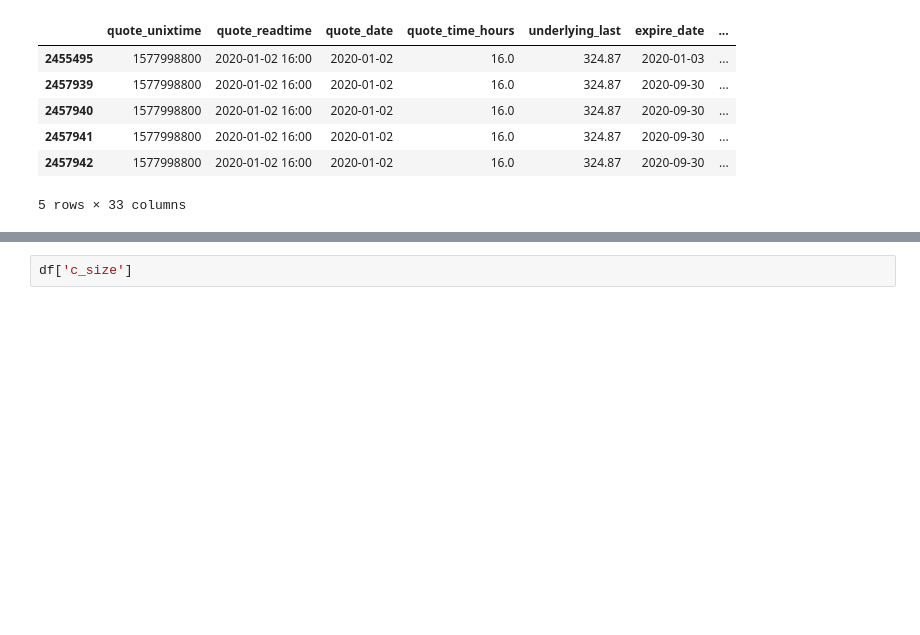
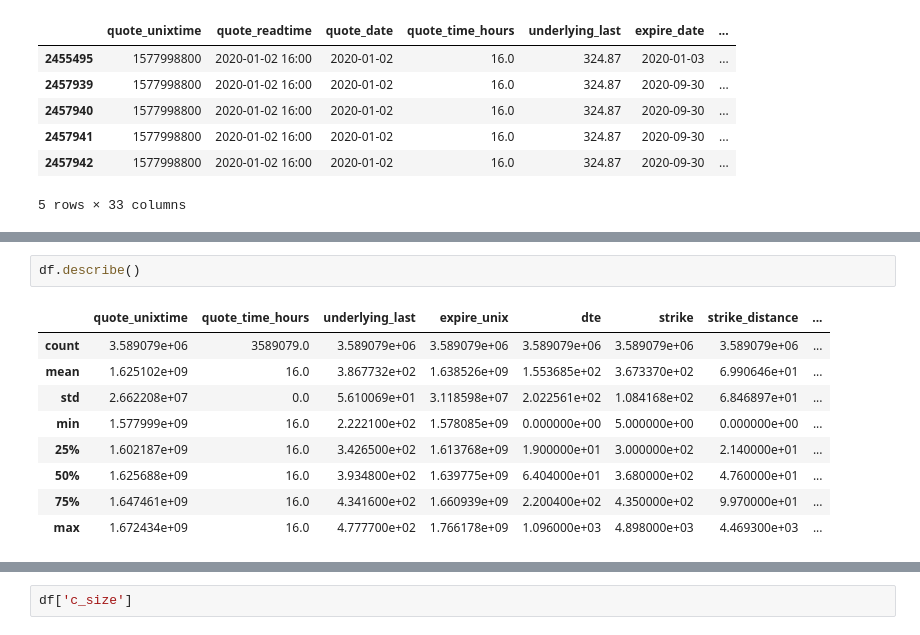
Before and after one commit to ad8275-arch/bootcamp_aman_dhillon, a Jupyter notebook: project/notebooks/practice_notebook2.ipynb, the cells around one changed output, grey strips where cells are left out. Cells and saved outputs as stored; diff of their text form; blank space fills up the shorter version.

```diff
--- a/project/notebooks/practice_notebook2.ipynb
+++ b/project/notebooks/practice_notebook2.ipynb
@@ -53,0 +74,12 @@ display(df.head())
+# %%
+df.describe()
+# %% [output]
+|  | quote_unixtime | quote_time_hours | underlying_last | expire_unix | dte | strike | strike_distance | ... |
+| count | 3.589079e+06 | 3589079.0 | 3.589079e+06 | 3.589079e+06 | 3.589079e+06 | 3.589079e+06 | 3.589079e+06 | ... |
+| mean | 1.625102e+09 | 16.0 | 3.867732e+02 | 1.638526e+09 | 1.553685e+02 | 3.673370e+02 | 6.990646e+01 | ... |
+| std | 2.662208e+07 | 0.0 | 5.610069e+01 | 3.118598e+07 | 2.022561e+02 | 1.084168e+02 | 6.846897e+01 | ... |
+| min | 1.577999e+09 | 16.0 | 2.222100e+02 | 1.578085e+09 | 0.000000e+00 | 5.000000e+00 | 0.000000e+00 | ... |
+| 25% | 1.602187e+09 | 16.0 | 3.426500e+02 | 1.613768e+09 | 1.900000e+01 | 3.000000e+02 | 2.140000e+01 | ... |
+| 50% | 1.625688e+09 | 16.0 | 3.934800e+02 | 1.639775e+09 | 6.404000e+01 | 3.680000e+02 | 4.760000e+01 | ... |
+| 75% | 1.647461e+09 | 16.0 | 4.341600e+02 | 1.660939e+09 | 2.200400e+02 | 4.350000e+02 | 9.970000e+01 | ... |
+| max | 1.672434e+09 | 16.0 | 4.777700e+02 | 1.766178e+09 | 1.096000e+03 | 4.898000e+03 | 4.469300e+03 | ... |
```
Also changed, not shown: parts of 17 cells of this notebook, 6 other files.
